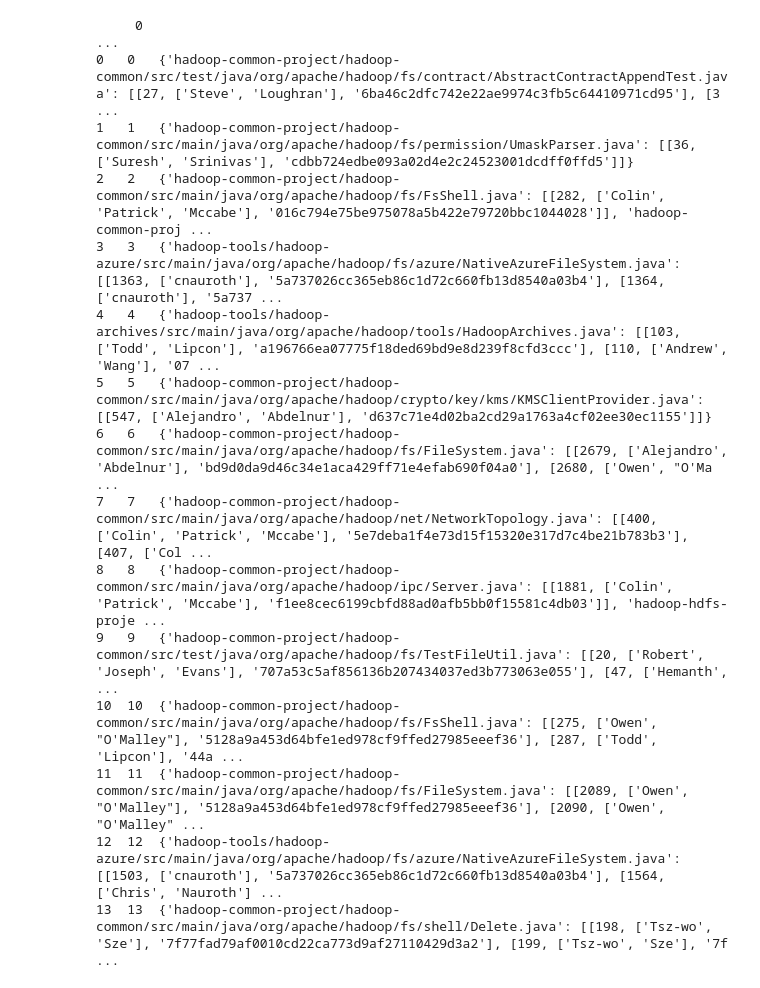
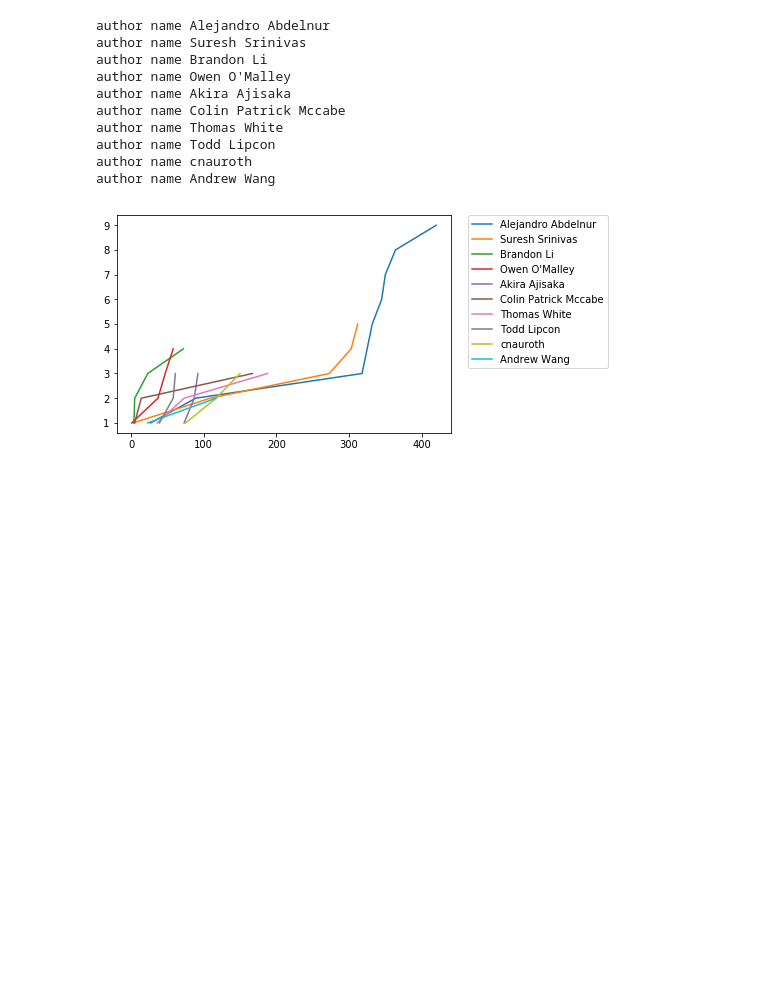
Before and after one commit to eff-kay/expertise_analysis, a Jupyter notebook: expertise-explorer.ipynb, the cells around one changed output. Saved outputs shown, nothing was run; the diff lists cells and outputs as text; code cells hidden in the pictures; blank space fills up the shorter version.

Commit message:
final plots for hadoop

```diff
--- a/expertise-explorer.ipynb
+++ b/expertise-explorer.ipynb
@@ -53,4 +8,5 @@ import pickle
 df = pd.read_pickle("projectData/authorExperienceMatrix.p")
 dF = pd.DataFrame(df.items())
 dF.columns= ["name", "experience"]
-dF[['names','commits']]= pd.DataFrame(dF.name.tolist(), index=dF.index)
+dF[['name','commits']]= pd.DataFrame(dF.name.tolist(), index=dF.index)
+experienceCommits = dF
@@ -62,22 +16,5 @@ AuthorCommitTuple = namedtuple('AuthorCommitTuple', ('author', 'commit'))
 pd.set_option('display.max_columns', 20)
 pd.set_option('display.max_rows', 20)
 pd.set_option('display.max_colwidth', -1)
-df = pd.read_pickle("projectData/defectAuthorRelation.p")
-dF = pd.DataFrame(df.items(), columns=['commits', 'data'])
-print(pd.DataFrame(dF['data'].items()))
+df = pd.read_pickle("projectData/defectAuthorMatrix.p")
+dF = pd.DataFrame(df, columns= ["parentCommit", "file", "lineNumber", "author", "implicated"])
-# %% [output]
-     0                                                                                                                                                                                                   ...
-0   0   {'hadoop-common-project/hadoop-common/src/test/java/org/apache/hadoop/fs/contract/AbstractContractAppendTest.java': [[27, ['Steve', 'Loughran'], '6ba46c2dfc742e22ae9974c3fb5c64410971cd95'], [3 ...
-1   1   {'hadoop-common-project/hadoop-common/src/main/java/org/apache/hadoop/fs/permission/UmaskParser.java': [[36, ['Suresh', 'Srinivas'], 'cdbb724edbe093a02d4e2c24523001dcdff0ffd5']]}
-2   2   {'hadoop-common-project/hadoop-common/src/main/java/org/apache/hadoop/fs/FsShell.java': [[282, ['Colin', 'Patrick', 'Mccabe'], '016c794e75be975078a5b422e79720bbc1044028']], 'hadoop-common-proj ...
-3   3   {'hadoop-tools/hadoop-azure/src/main/java/org/apache/hadoop/fs/azure/NativeAzureFileSystem.java': [[1363, ['cnauroth'], '5a737026cc365eb86c1d72c660fb13d8540a03b4'], [1364, ['cnauroth'], '5a737 ...
-4   4   {'hadoop-tools/hadoop-archives/src/main/java/org/apache/hadoop/tools/HadoopArchives.java': [[103, ['Todd', 'Lipcon'], 'a196766ea07775f18ded69bd9e8d239f8cfd3ccc'], [110, ['Andrew', 'Wang'], '07 ...
-5   5   {'hadoop-common-project/hadoop-common/src/main/java/org/apache/hadoop/crypto/key/kms/KMSClientProvider.java': [[547, ['Alejandro', 'Abdelnur'], 'd637c71e4d02ba2cd29a1763a4cf02ee30ec1155']]}
-6   6   {'hadoop-common-project/hadoop-common/src/main/java/org/apache/hadoop/fs/FileSystem.java': [[2679, ['Alejandro', 'Abdelnur'], 'bd9d0da9d46c34e1aca429ff71e4efab690f04a0'], [2680, ['Owen', "O'Ma ...
-7   7   {'hadoop-common-project/hadoop-common/src/main/java/org/apache/hadoop/net/NetworkTopology.java': [[400, ['Colin', 'Patrick', 'Mccabe'], '5e7deba1f4e73d15f15320e317d7c4be21b783b3'], [407, ['Col ...
-8   8   {'hadoop-common-project/hadoop-common/src/main/java/org/apache/hadoop/ipc/Server.java': [[1881, ['Colin', 'Patrick', 'Mccabe'], 'f1ee8cec6199cbfd88ad0afb5bb0f15581c4db03']], 'hadoop-hdfs-proje ...
-9   9   {'hadoop-common-project/hadoop-common/src/test/java/org/apache/hadoop/fs/TestFileUtil.java': [[20, ['Robert', 'Joseph', 'Evans'], '707a53c5af856136b207434037ed3b773063e055'], [47, ['Hemanth',  ...
-10  10  {'hadoop-common-project/hadoop-common/src/main/java/org/apache/hadoop/fs/FsShell.java': [[275, ['Owen', "O'Malley"], '5128a9a453d64bfe1ed978cf9ffed27985eeef36'], [287, ['Todd', 'Lipcon'], '44a ...
-11  11  {'hadoop-common-project/hadoop-common/src/main/java/org/apache/hadoop/fs/FileSystem.java': [[2089, ['Owen', "O'Malley"], '5128a9a453d64bfe1ed978cf9ffed27985eeef36'], [2090, ['Owen', "O'Malley" ...
-12  12  {'hadoop-tools/hadoop-azure/src/main/java/org/apache/hadoop/fs/azure/NativeAzureFileSystem.java': [[1503, ['cnauroth'], '5a737026cc365eb86c1d72c660fb13d8540a03b4'], [1564, ['Chris', 'Nauroth'] ...
-13  13  {'hadoop-common-project/hadoop-common/src/main/java/org/apache/hadoop/fs/shell/Delete.java': [[198, ['Tsz-wo', 'Sze'], '7f77fad79af0010cd22ca773d9af27110429d3a2'], [199, ['Tsz-wo', 'Sze'], '7f ...
@@ -85,0 +21,54 @@ print(pd.DataFrame(dF['data'].items()))
+# %%
+implicatedList = dF['implicated'].tolist()
+# # dF[['name','commits']]= pd.DataFrame(dF.name.tolist(), index=dF.index)
+
+tempList=[]
+commits=experienceCommits['commits'].tolist()
+for x in commits:
+    if x in implicatedList:
+        tempList.append([x, True])
+    else:
+        tempList.append([x, False])
+
+
+# print(len(tempList))
+s=pd.DataFrame(tempList, columns=['commit', 'buggy'])
+experienceCommits[['buggy']]=pd.DataFrame(s['buggy'])
+
+experienceCommits
+# experienceCommits
+
+experienceCommits['buggy'] = experienceCommits.buggy.astype(int)
+# alejandroBuggy = experienceCommits.loc[(experienceCommits['name']=='Alejandro Abdelnur') & (experienceCommits["buggy"]==1)]
+# dF.loc[dF['author']=='Mahadev Konar'][['implicated', index=range(40)]
+# b= experienceCommits.loc[experienceCommits['name']=='Mahadev Konar']['commits']
+
+# pt.plot(experienceCommits)
+
+# dF.loc[dF['author']=='Mahadev Konar'].count()
+# %%
+data= dF.groupby('author')['implicated'].nunique()
+authorDf = pd.DataFrame(data)
+# topBugyContributers= authorDf.implicated.nlargest(10)
+
+tempBuggy=[]
+for author in topBugyContributers.index:
+    tempBuggy= experienceCommits.loc[(experienceCommits['name']==author) & (experienceCommits["buggy"]==1)]
+    tempDf = pd.DataFrame(tempBuggy['buggy'].cumsum())
+#     tempBuggy[['cumBuggy']]=0
+    tempBuggy[['cumBuggy']]= tempDf
+    print("author name", author)
+    pt.plot(tempBuggy['experience'], tempBuggy['cumBuggy'], label= str(author))
+    pt.legend(bbox_to_anchor=(1.05, 1), loc=2, borderaxespad=0.)
+# %% [output]
+author name Alejandro Abdelnur
+author name Suresh Srinivas
+author name Brandon Li
+author name Owen O'Malley
+author name Akira Ajisaka
+author name Colin Patrick Mccabe
+author name Thomas White
+author name Todd Lipcon
+author name cnauroth
+author name Andrew Wang
+[figure, added]
```
Also changed, not shown: parts of 5 cells of this notebook, 7 other files.
